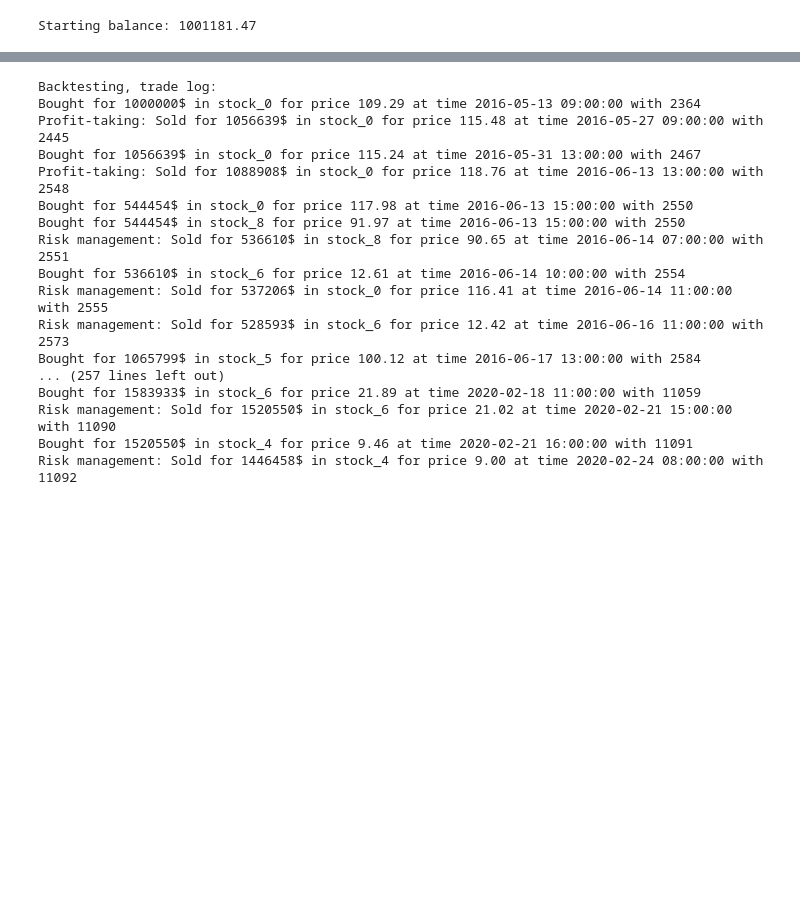
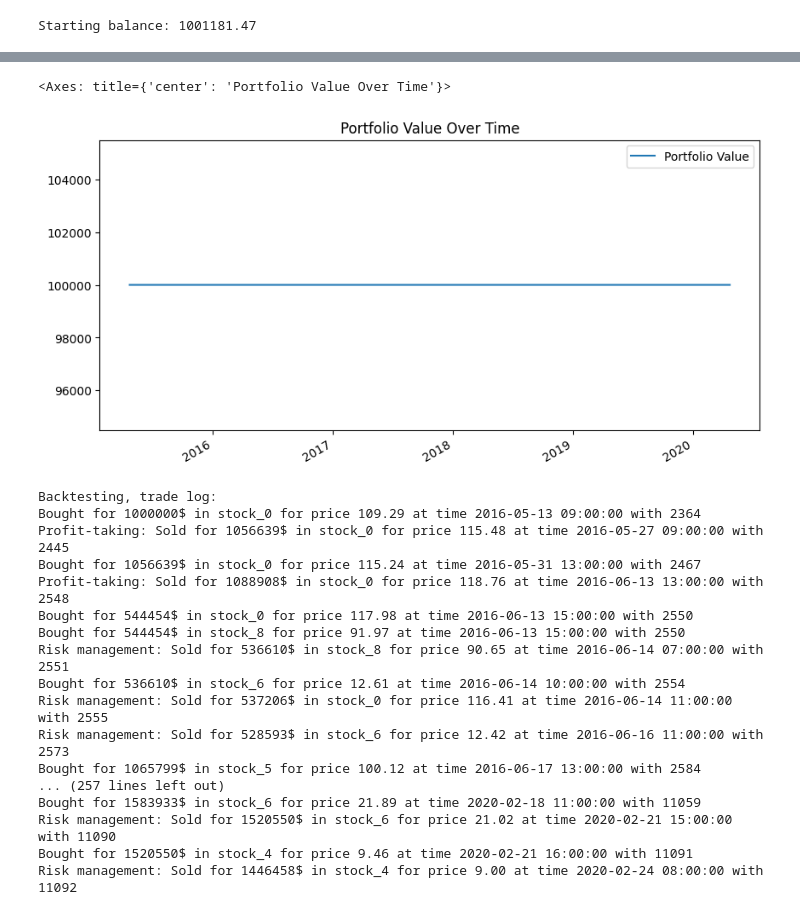
Before and after one commit to hasseKnackarKod/hackathon, a Jupyter notebook: backtest_milton.ipynb, the cells around one changed output, grey strips where cells are left out. Saved outputs shown, nothing was run; the diff lists cells and outputs as text; code cells hidden in the pictures; blank space fills up the shorter version.

```diff
--- a/backtest_milton.ipynb
+++ b/backtest_milton.ipynb
@@ -148,0 +102,3 @@ all_EOD_data = all_EOD_data.dropna()
+# %%
+df['pct_change'] = df['price'].pct_change(periods=1)
+df_daily['pct_change'] = (df_daily['close_price'] - df_daily['open_price']) / df_daily['open_price'] * 100
@@ -148,0 +116,13 @@ all_EOD_data = all_EOD_data.dropna()
+# %%
+# Calculate log returns
+df_daily['log_return'] = df_daily.groupby('symbol', group_keys=False)['openPrice'].transform(lambda x: np.log(x / x.shift(1)))
+df_daily.dropna(inplace=True)
+
+# Pivot table to get returns in matrix form (rows = dates, cols = assets)
+returns_df = df_daily.pivot(index='date', columns='symbol', values='log_return')
+
+# Compute mean returns and covariance matrix
+mu = returns_df.mean().values  # Expected returns (mean of each column)
+Sigma = returns_df.cov().values  # Covariance matrix
+
+print(list(returns_df.columns))
@@ -148,0 +249,61 @@ all_EOD_data = all_EOD_data.dropna()
+# %%
+# Assume `df_portfolio_weights` contains portfolio weights indexed by rebalance date
+# Assume `df_daily` contains 'date', 'symbol', and 'log_return' columns
+
+# Set initial balance
+initial_balance = 100000  # Start with $100,000
+
+# Get sorted unique dates
+dates = sorted(df_daily['date'].unique())
+
+# Convert portfolio weights DataFrame to a dictionary for easy lookup
+portfolio_weights_dict = df_portfolio_weights.to_dict(orient='index')
+
+# Convert all rebalance dates and df_daily dates to datetime
+portfolio_weights_dict = {pd.to_datetime(k): v for k, v in portfolio_weights_dict.items()}
+dates = pd.to_datetime(dates)
+
+
+# Initialize portfolio value tracking
+portfolio_value = {dates[0]: initial_balance}
+portfolio_returns = []
+
+# Iterate over dates to compute returns
+for i in range(1, len(dates)):
+    current_date = dates[i]
+    prev_date = dates[i-1]
+
+    # Find the most recent rebalance date
+    valid_rebalance_dates = [d for d in portfolio_weights_dict.keys() if d <= prev_date]
+
+    if valid_rebalance_dates:
+        last_rebalance_date = max(valid_rebalance_dates)
+    else:
+        print(f"Warning: No rebalance date found before {prev_date}. Using first available.")
+        last_rebalance_date = min(portfolio_weights_dict.keys())  # Use first rebalance date as fallback
+
+    weights = np.array(list(portfolio_weights_dict[last_rebalance_date].values()))
+
+    # Get stock returns for current day
+    daily_returns = df_daily[df_daily['date'] == current_date].set_index('symbol')['log_return']
+
+    # Ensure stock order matches weights order
+    daily_returns = daily_returns.reindex(df_portfolio_weights.columns).fillna(0).values
+
+    # Compute portfolio return for the day
+    portfolio_return = np.dot(weights, daily_returns)
+    portfolio_returns.append(portfolio_return)
+
+    # Compute new portfolio value
+    portfolio_value[current_date] = portfolio_value[prev_date] * np.exp(portfolio_return)
+
+# Convert portfolio values to DataFrame
+df_portfolio_value = pd.DataFrame.from_dict(portfolio_value, orient='index', columns=['Portfolio Value'])
+
+# Print final portfolio value
+print(f"Final Portfolio Value: ${df_portfolio_value.iloc[-1, 0]:,.2f}")
+print(f"Percentage gain: {(df_portfolio_value.iloc[-1, 0] - initial_balance)/ initial_balance:.2f}%")
+
+# Display portfolio value over time
+df_portfolio_value.plot(title="Portfolio Value Over Time", figsize=(10, 5))
+# %% [output]
@@ -149 +327,3 @@ all_EOD_data = all_EOD_data.dropna()
+<Axes: title={'center': 'Portfolio Value Over Time'}>
+[figure, added]
 # %%
```
Also changed, not shown: parts of 22 cells of this notebook, 5 other files.
